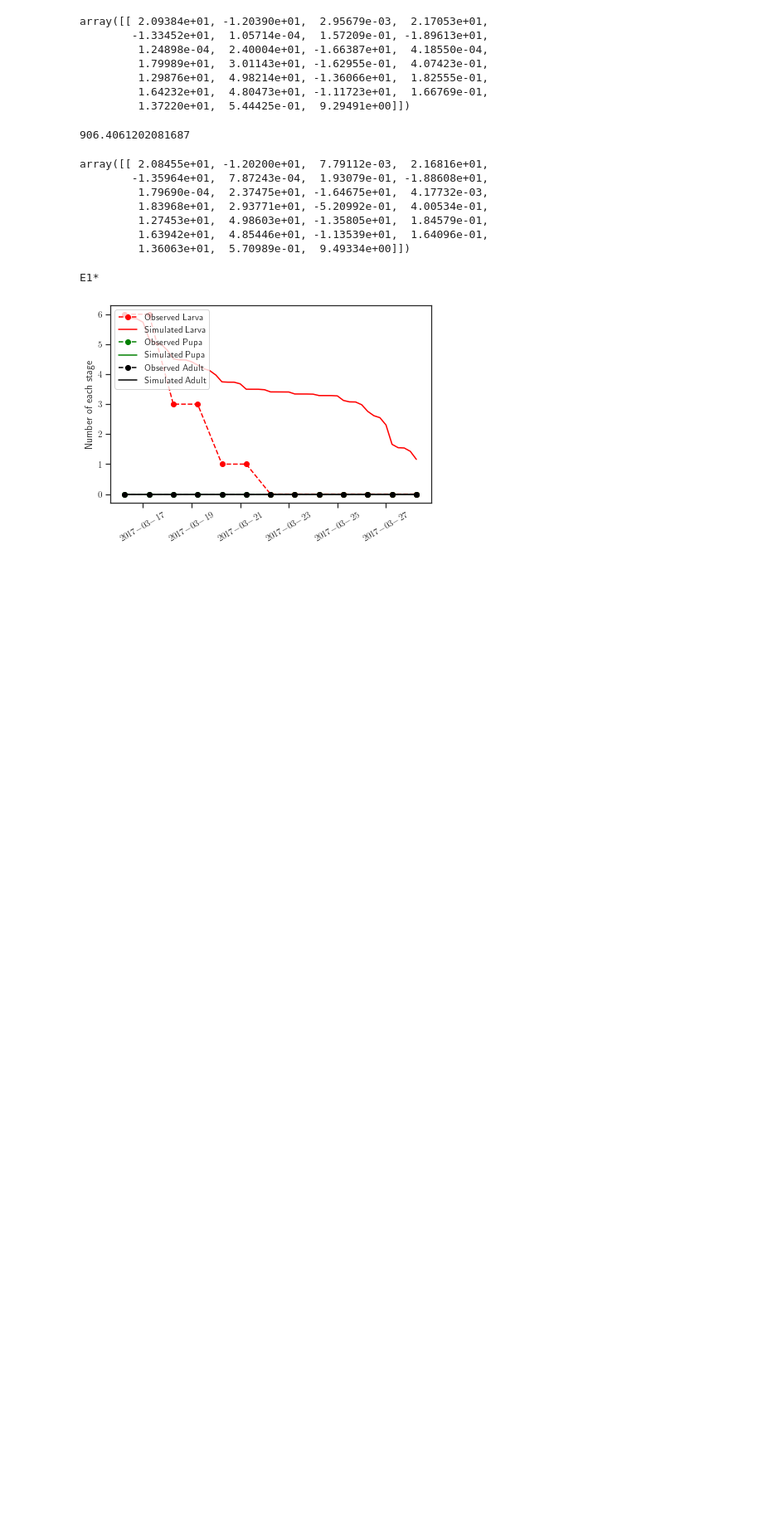
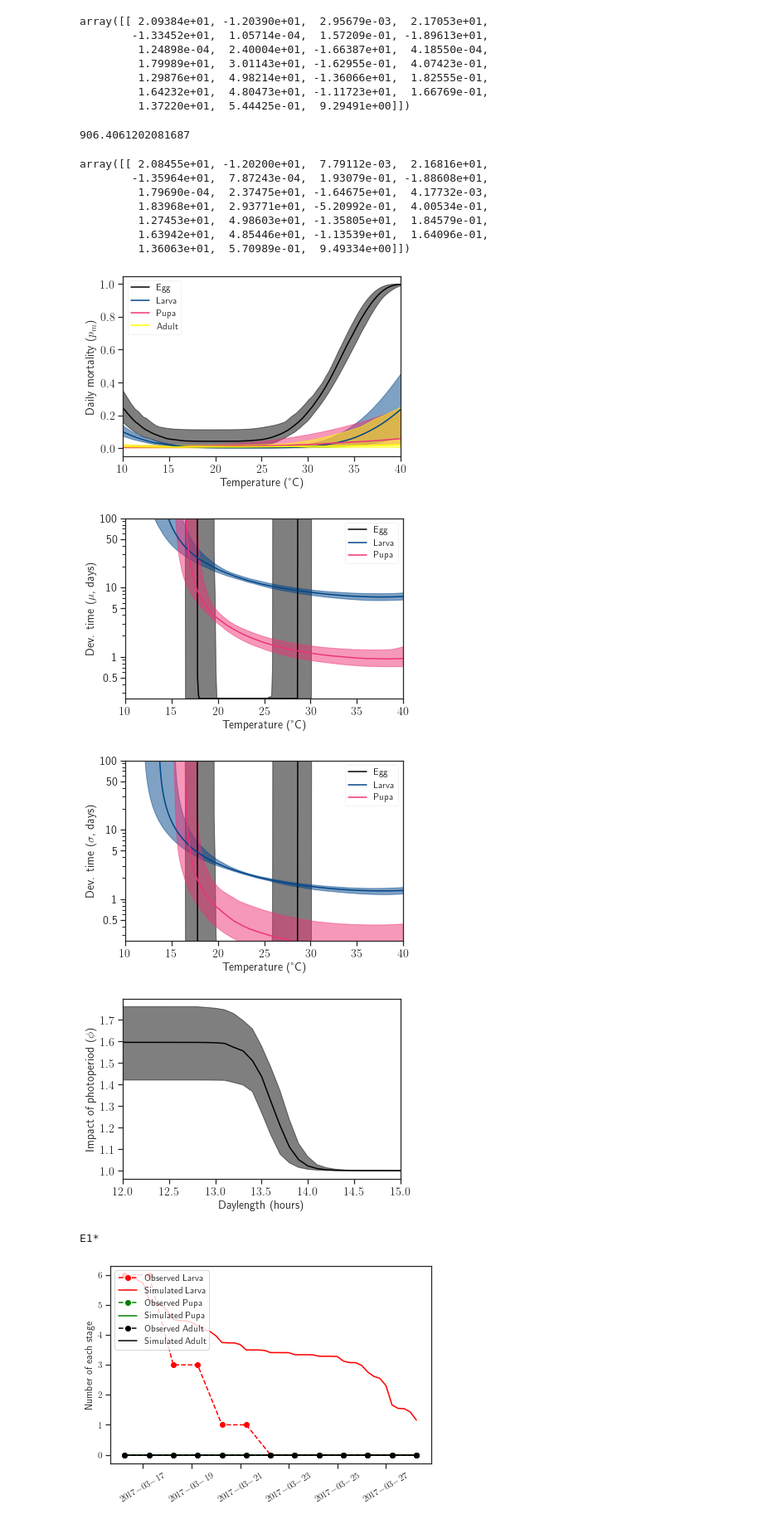
Before and after one commit to kerguler/sPop2-figures, a Jupyter notebook: figures_paper.ipynb, the cells around one changed output. Shown at 83% size. Cells and saved outputs as stored; diff of their text form; code cells hidden in the pictures; blank space fills up the shorter version.

```diff
--- a/figures_paper.ipynb
+++ b/figures_paper.ipynb
@@ -785,6 +785,13 @@ array([[ 2.08455e+01, -1.20200e+01,  7.79112e-03,  2.16816e+01,
 print(numpy.min(scr))
 paramP = numpy.array([paramP[numpy.argmin(scr)]])
 paramP
+# %%
+model.plotPDC(paramP, ylog=True, xlim=[10,40], ylim=[0.25,100], xlimpp=[12,15])
+# %% [output]
+[figure, added]
+[figure, added]
+[figure, added]
+[figure, added]
 # %%
 for g in range(len(testobs)):
     grp = testobs[g]
```
Also changed, not shown: parts of 2 cells of this notebook.
